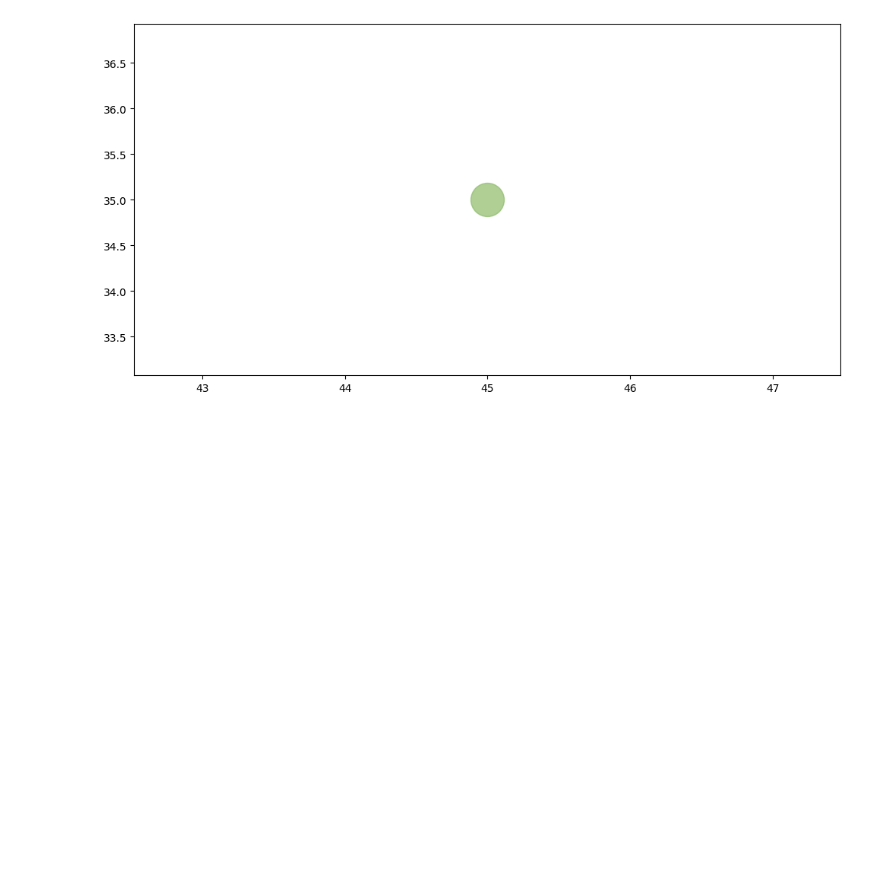
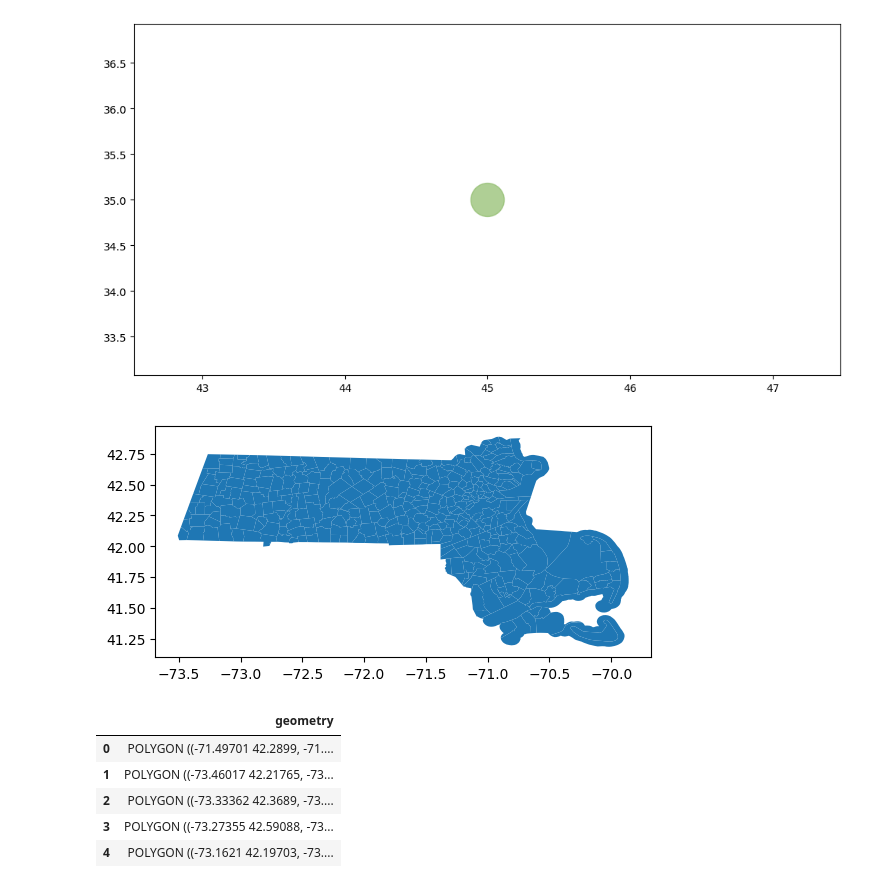
Before and after one commit to JonasSchweiger/Power_Outages_Code, a Jupyter notebook: Other_diagrams.ipynb, the cells around one changed output. Cells and saved outputs as stored; diff of their text form; code cells hidden in the pictures; blank space fills up the shorter version.

```diff
--- a/Other_diagrams.ipynb
+++ b/Other_diagrams.ipynb
@@ -91,3 +91,23 @@ plt.show()
 # %% [output]
 ValueError: 'c' argument must be a color, a sequence of colors, or a sequence of numbers, not '#gold'
 [figure]
+# %%
+import geopandas as gpd
+import matplotlib.pyplot as plt
+
+# Load the shapefile
+shapefile = gpd.read_file('tl_2023_25_cousub.shp')
+
+# Display the shapefile
+shapefile.plot()
+plt.show()
+
+shapefile.head()
+# %% [output]
+[figure, added]
+|  | geometry |
+| 0 | POLYGON ((-71.49701 42.2899, -71.... |
+| 1 | POLYGON ((-73.46017 42.21765, -73... |
+| 2 | POLYGON ((-73.33362 42.3689, -73.... |
+| 3 | POLYGON ((-73.27355 42.59088, -73... |
+| 4 | POLYGON ((-73.1621 42.19703, -73.... |
```
Also changed, not shown: parts of 1 cell of this notebook, 10 other files.
